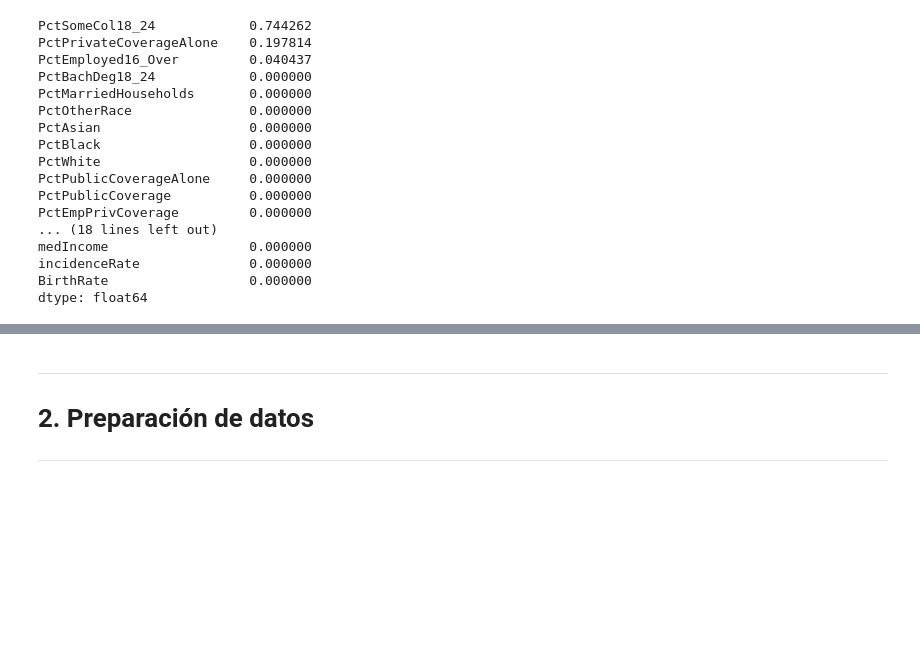
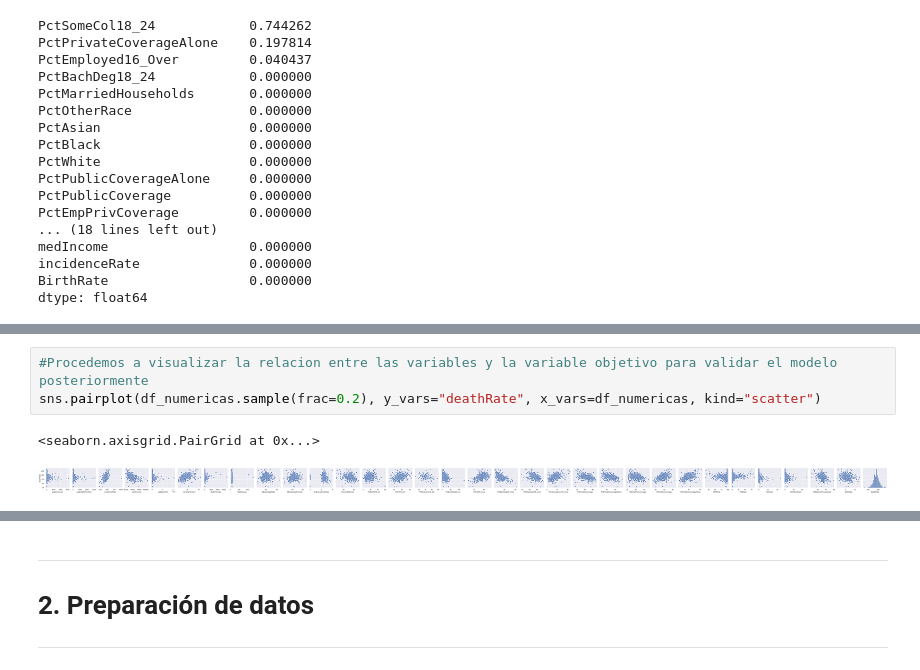
Before and after one commit to ISIS3301-Business-Intelligence/Laboratorio_2, a Jupyter notebook: Laboratorio2.ipynb, the cells around one changed output, grey strips where cells are left out. Saved outputs shown, nothing was run; the diff lists cells and outputs as text; blank space fills up the shorter version.

```diff
--- a/Laboratorio2.ipynb
+++ b/Laboratorio2.ipynb
@@ -168,0 +183,6 @@ dtype: float64
+# %%
+#Procedemos a visualizar la relacion entre las variables y la variable objetivo para validar el modelo posteriormente
+sns.pairplot(df_numericas.sample(frac=0.2), y_vars="deathRate", x_vars=df_numericas, kind="scatter")
+# %% [output]
+<seaborn.axisgrid.PairGrid at 0x...>
+[figure, added]
```
Also changed, not shown: parts of 8 cells of this notebook.
